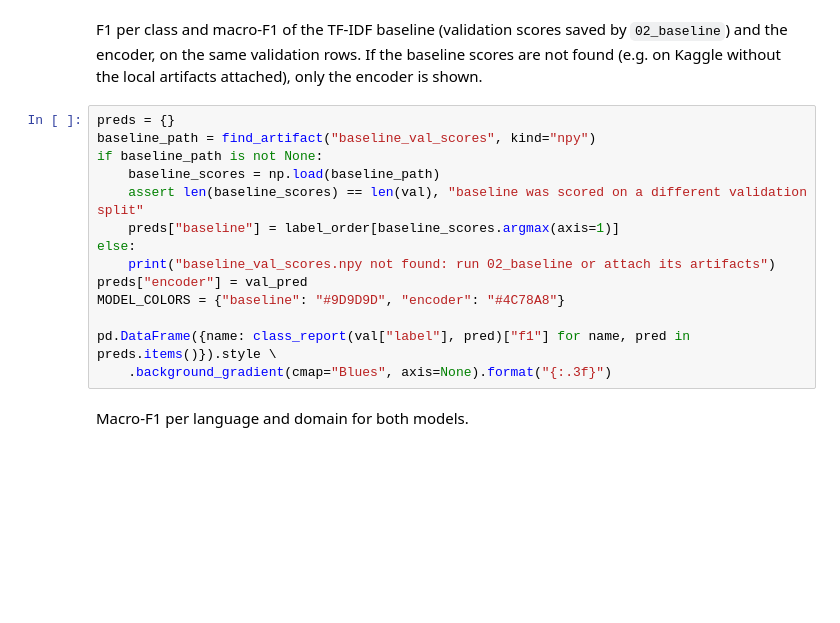
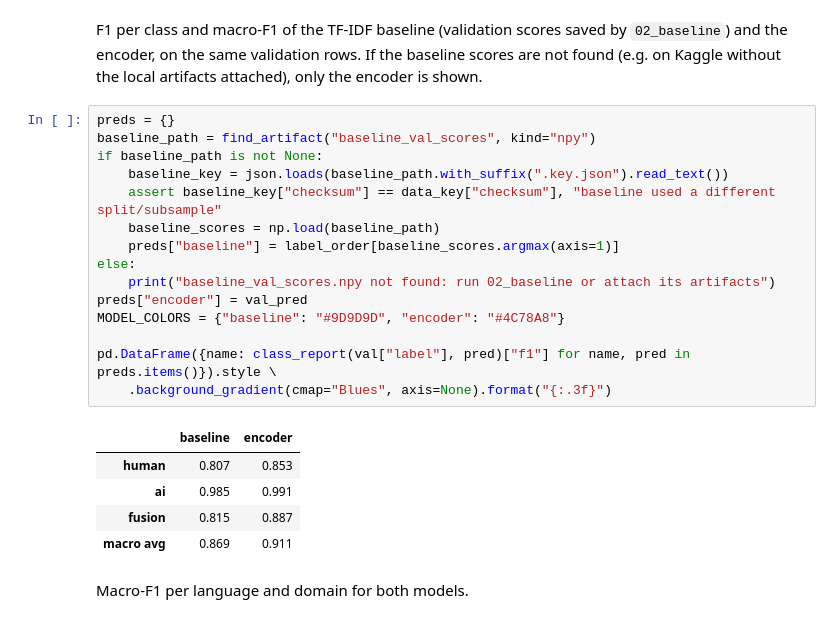
Before and after one commit to BohdanZasymovych/ai-hw3-ai-text-detection, a Jupyter notebook: notebooks/03_encoder.ipynb, the cells around one changed output. Saved outputs shown, nothing was run; the diff lists cells and outputs as text; blank space fills up the shorter version.

Commit message:
feat: notebook 03_encode runned

```diff
--- a/notebooks/03_encoder.ipynb
+++ b/notebooks/03_encoder.ipynb
@@ -132,17 +167,24 @@ F1 per class and macro-F1 of the TF-IDF baseline (validation scores saved by `02
 # %%
 preds = {}
 baseline_path = find_artifact("baseline_val_scores", kind="npy")
 if baseline_path is not None:
+    baseline_key = json.loads(baseline_path.with_suffix(".key.json").read_text())
+    assert baseline_key["checksum"] == data_key["checksum"], "baseline used a different split/subsample"
     baseline_scores = np.load(baseline_path)
-    assert len(baseline_scores) == len(val), "baseline was scored on a different validation split"
     preds["baseline"] = label_order[baseline_scores.argmax(axis=1)]
 else:
     print("baseline_val_scores.npy not found: run 02_baseline or attach its artifacts")
 preds["encoder"] = val_pred
 MODEL_COLORS = {"baseline": "#9D9D9D", "encoder": "#4C78A8"}
 
 pd.DataFrame({name: class_report(val["label"], pred)["f1"] for name, pred in preds.items()}).style \
     .background_gradient(cmap="Blues", axis=None).format("{:.3f}")
+# %% [output]
+|  | baseline | encoder |
+| human | 0.807 | 0.853 |
+| ai | 0.985 | 0.991 |
+| fusion | 0.815 | 0.887 |
+| macro avg | 0.869 | 0.911 |
 # %% [markdown]
 Macro-F1 per language and domain for both models.
 # %%
```
Also changed, not shown: parts of 11 cells of this notebook.
